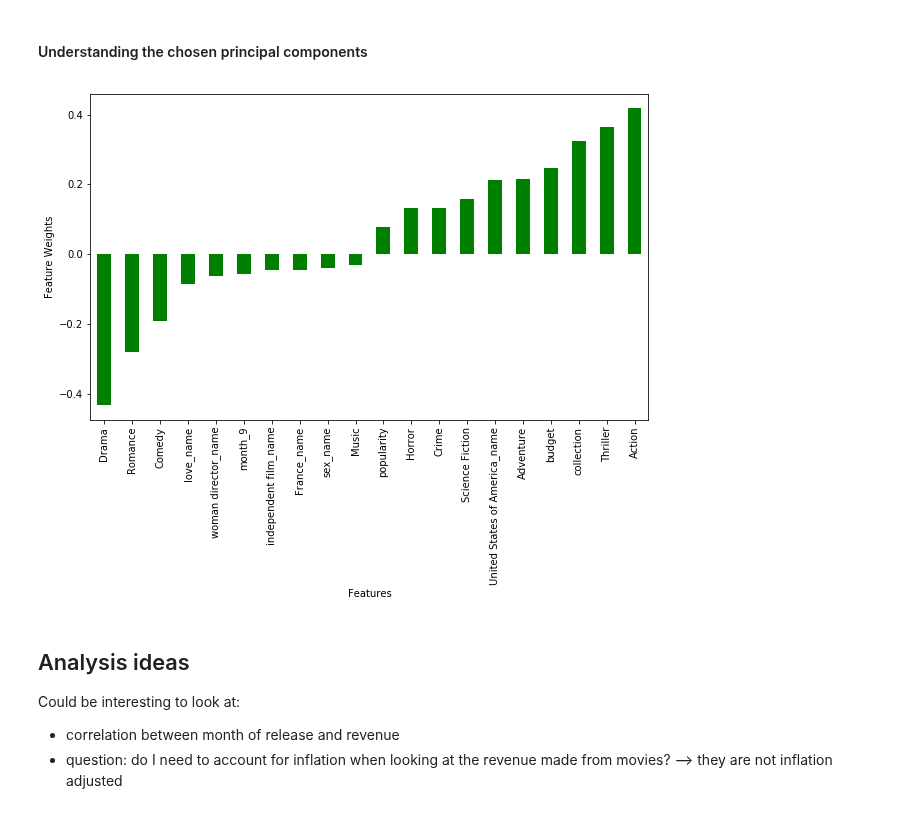
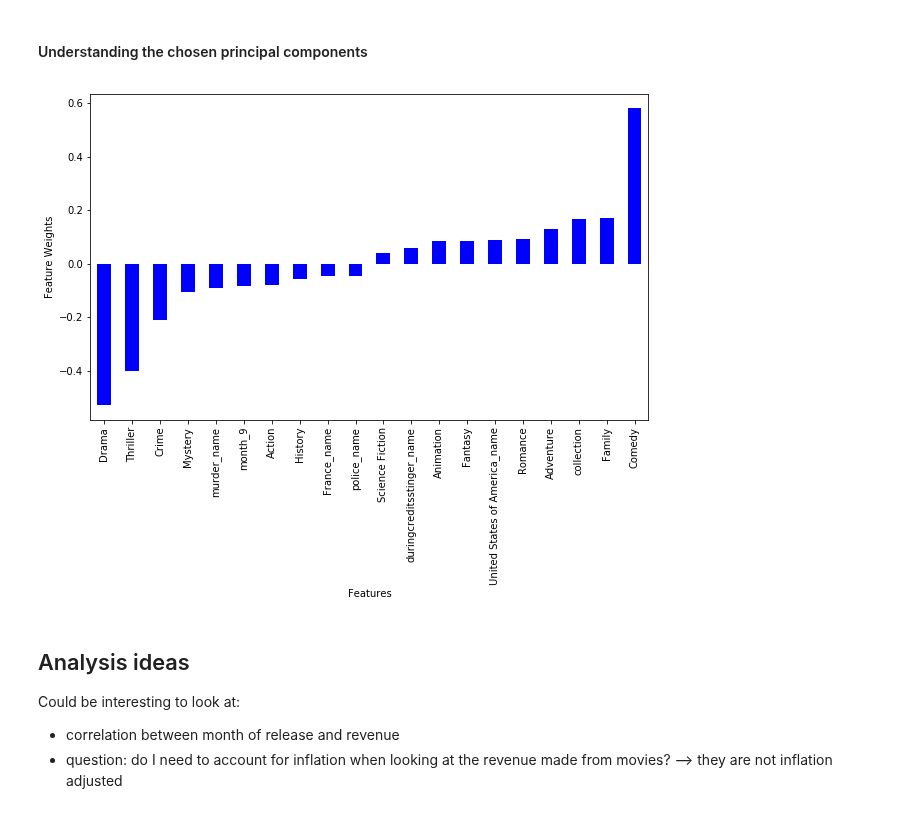
Before and after one commit to julianikulski/tmdb, a Jupyter notebook: tmdb.ipynb, the cells around one changed output. Cells and saved outputs as stored; diff of their text form; code cells hidden in the pictures.

```diff
--- a/tmdb.ipynb
+++ b/tmdb.ipynb
@@ -45,16 +67,16 @@ Since the data in some of the variables, e.g. genres, Keywords, cast, were origi
 # %%
- # read in data
-train = pd.read_csv("train.csv", delimiter=',')
-test = pd.read_csv("test.csv", delimiter=',')
-
-na_headers = ['belongs_to_collection', 'genres', 'spoken_languages', 'production_companies', 'production_countries', 'Keywords', 'cast', 'crew']
-
+# define function to convert string format into json/dict format
 def text_to_dict(data, cols):
+    '''
+    Function to convert string format into dict and list format
+    Args: data = dataframe
+          cols = list; header names
+    Returns: data = dataframe
+    '''
     for column in cols:
         data[column] = data[column].apply(lambda x: {} if pd.isna(x) else literal_eval(x))
     return data
 
+# converting all applicable columns to their literal data formats
 train = text_to_dict(train, na_headers)
 test = text_to_dict(test, na_headers)
-
-train.head()
@@ -1772,10 +1787,11 @@ def comp_top20(component_dict, color):
 
     return features
 # %%
-# Plot top 20 features of component 1
-features_comp1 = comp_top20(component1, 'g')
+# Plot top 20 features of component 2
+component2 = sort_weights(pca, train_features_df.columns, 1)
+features_comp2 = comp_top20(component2, 'b')
 # %% [output]
-[figure, old version]
+[figure, new version]
 # %% [markdown]
 ## Analysis ideas
 Could be interesting to look at:
```
Also changed, not shown: parts of 7 cells of this notebook.
